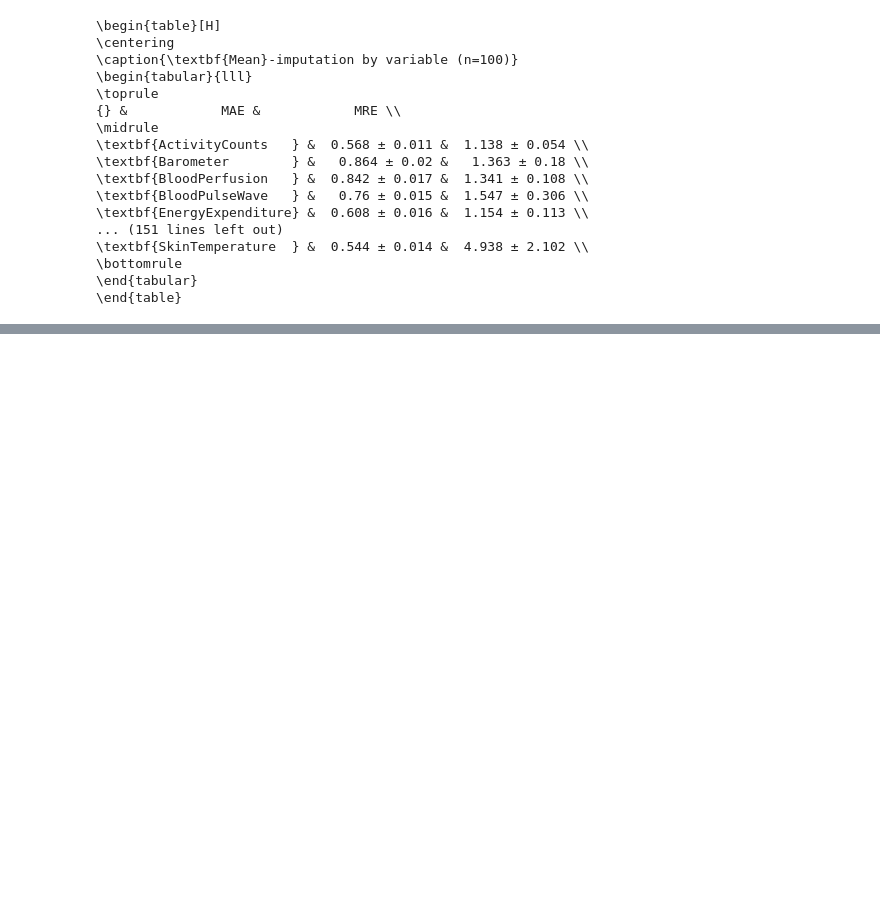
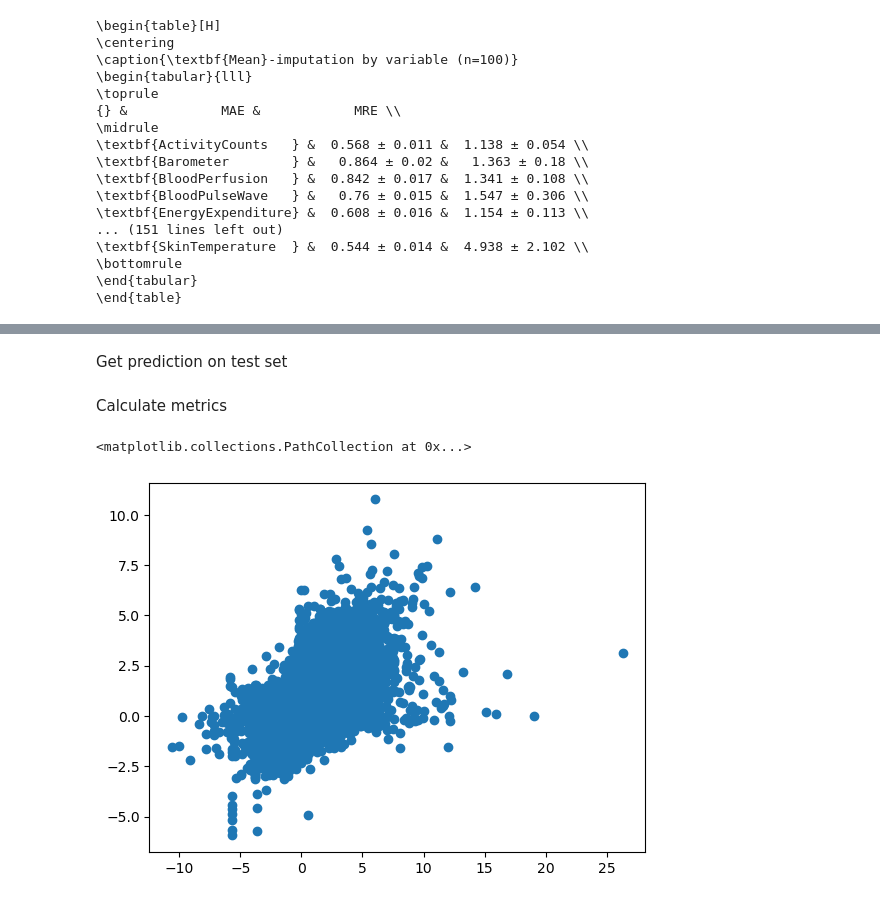
Before and after one commit to Yahnnosh/Sensor-Based-Modeling-of-Fatigue-Using-Transformer-Model, a Jupyter notebook: imputation_comparison.ipynb, the cells around one changed output, grey strips where cells are left out. Drawn from its saved outputs; the diff is of its cells as text; code cells hidden in the pictures; blank space fills up the shorter version.

```diff
--- a/imputation_comparison.ipynb
+++ b/imputation_comparison.ipynb
@@ -976,0 +979,2 @@ for i, imputation_method in enumerate(imputation_methods):
+# %%
+model = torch.load('Models/imputation_comparison/transformer_imputation6500')
@@ -976,0 +1001,2 @@ for i, imputation_method in enumerate(imputation_methods):
+# %%
+test_data = np.load('Models/imputation_comparison/test_data6500.npy')
@@ -976,0 +1025,5 @@ for i, imputation_method in enumerate(imputation_methods):
+# %%
+show_mask=True
+show_mask_plot=True
+prediction_only=False
+full_prediction=True
@@ -976,0 +1145,31 @@ for i, imputation_method in enumerate(imputation_methods):
+# %% [markdown]
+Get prediction on test set
+# %%
+n_days = len(test_data)
+
+# build masks
+mask_shape = test_data[0].shape
+masks = np.zeros((n_days, *mask_shape))
+for day in range(n_days):
+    masks[day] = masker(pd.DataFrame(test_data[day]), lm=lm, masking_ratio=r)
+
+# score each imputation method
+y_preds = np.array([])
+y_trues = np.array([])
+for day in range(n_days):
+    data_day = pd.DataFrame(test_data[day]) # data for current day
+    mask = masks[day] # mask for current day (all imputation methods use same masks)
+
+    # impute masked data
+    masked_data = pd.DataFrame(np.where(mask == 1.0, np.NaN, data_day)) # masked -> NaN
+    data_imputed = pd.DataFrame(masked_prediction(model, masked_data, device))
+
+    # calculate error
+    real_data = data_day.to_numpy()[mask == 1.0]
+    imputed_data = data_imputed.to_numpy()[mask == 1.0]
+
+    # save
+    y_preds = np.concatenate([y_preds, imputed_data], axis=None)
+    y_trues = np.concatenate([y_trues, real_data], axis=None)
+# %% [markdown]
+Calculate metrics
@@ -976,0 +1205,5 @@ for i, imputation_method in enumerate(imputation_methods):
+# %%
+plt.scatter(x=y_trues, y=y_preds)
+# %% [output]
+<matplotlib.collections.PathCollection at 0x...>
+[figure, added]
```
Also changed, not shown: parts of 19 cells of this notebook, 28 other files.
